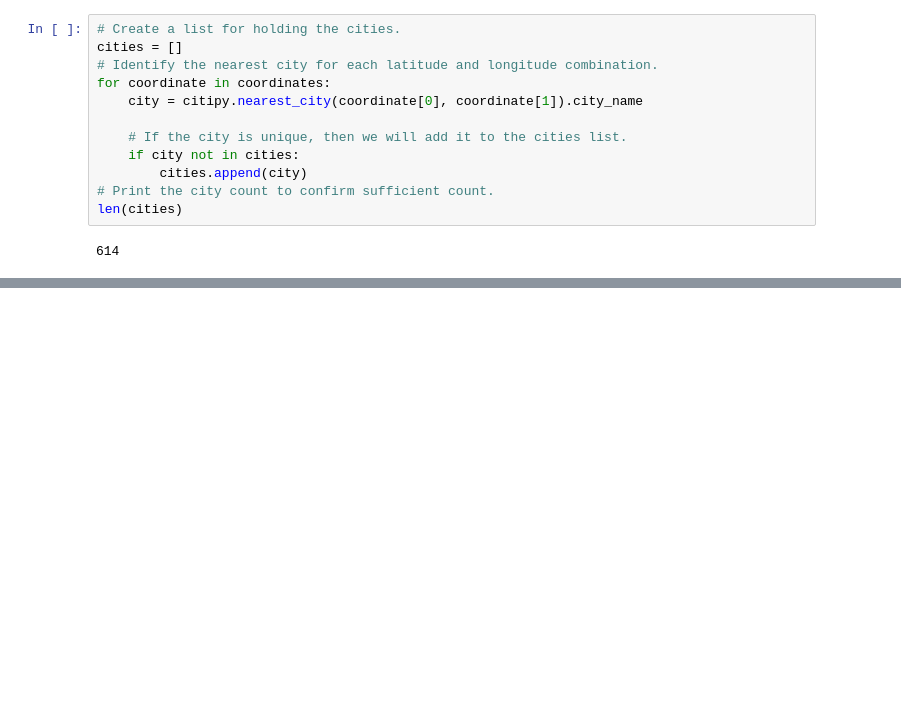
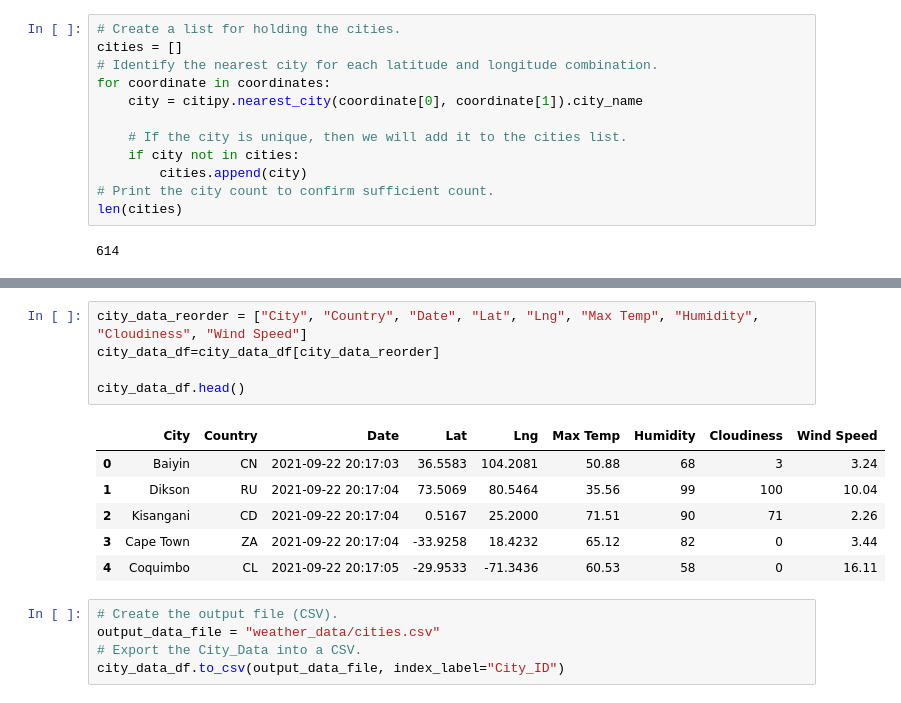
Before and after one commit to herasyed/World_Weather_Analysis, a Jupyter notebook: WeatherPy.ipynb, the cells around one changed output, grey strips where cells are left out. Saved outputs shown, nothing was run; the diff lists cells and outputs as text; blank space fills up the shorter version.

```diff
--- a/WeatherPy.ipynb
+++ b/WeatherPy.ipynb
@@ -32,0 +160,17 @@ len(cities)
+# %%
+city_data_reorder = ["City", "Country", "Date", "Lat", "Lng", "Max Temp", "Humidity", "Cloudiness", "Wind Speed"]
+city_data_df=city_data_df[city_data_reorder]
+
+city_data_df.head()
+# %% [output]
+|  | City | Country | Date | Lat | Lng | Max Temp | Humidity | Cloudiness | Wind Speed |
+| 0 | Baiyin | CN | 2021-09-22 20:17:03 | 36.5583 | 104.2081 | 50.88 | 68 | 3 | 3.24 |
+| 1 | Dikson | RU | 2021-09-22 20:17:04 | 73.5069 | 80.5464 | 35.56 | 99 | 100 | 10.04 |
+| 2 | Kisangani | CD | 2021-09-22 20:17:04 | 0.5167 | 25.2000 | 71.51 | 90 | 71 | 2.26 |
+| 3 | Cape Town | ZA | 2021-09-22 20:17:04 | -33.9258 | 18.4232 | 65.12 | 82 | 0 | 3.44 |
+| 4 | Coquimbo | CL | 2021-09-22 20:17:05 | -29.9533 | -71.3436 | 60.53 | 58 | 0 | 16.11 |
+# %%
+# Create the output file (CSV).
+output_data_file = "weather_data/cities.csv"
+# Export the City_Data into a CSV.
+city_data_df.to_csv(output_data_file, index_label="City_ID")
```
Also changed, not shown: parts of 5 cells of this notebook, 4 other files.
